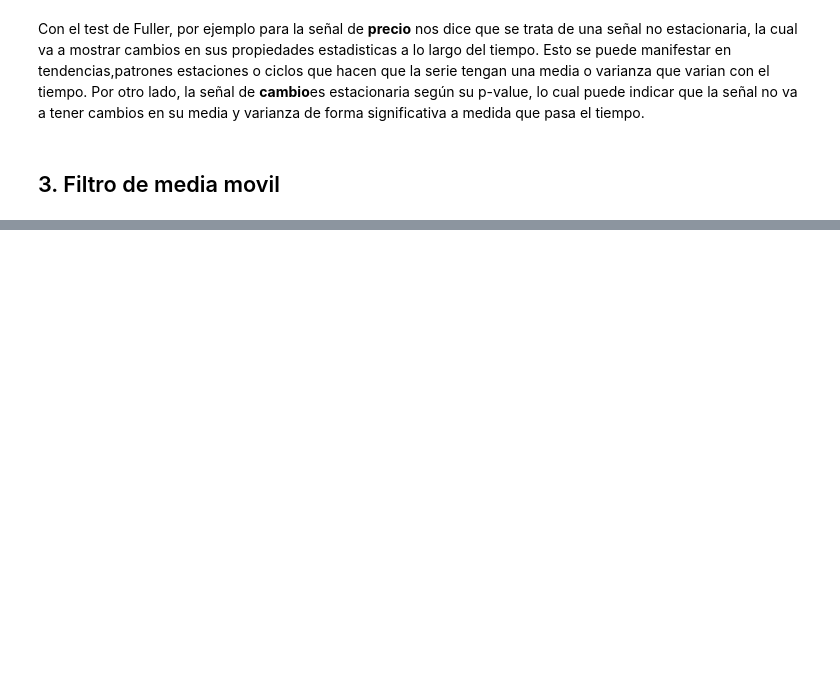
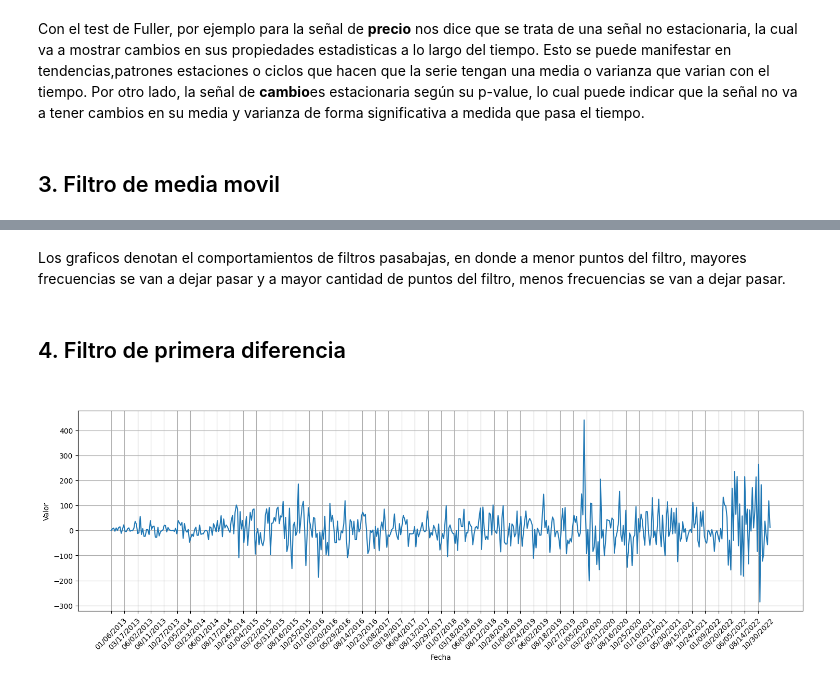
Before and after one commit to Solomonpearce/PDS, a Jupyter notebook: p4/Lab_4_PDS_Gomez_Harold.ipynb, the cells around one changed output, grey strips where cells are left out. Drawn from its saved outputs; the diff is of its cells as text; code cells hidden in the pictures; blank space fills up the shorter version.

```diff
--- a/p4/Lab_4_PDS_Gomez_Harold.ipynb
+++ b/p4/Lab_4_PDS_Gomez_Harold.ipynb
@@ -223,0 +300,19 @@ Por otro lado, la señal de <strong>cambio</strong>es estacionaria según su p-v
+# %% [markdown]
+<p>Los graficos denotan el comportamientos de filtros pasabajas, en donde a menor puntos del filtro, mayores frecuencias se van a dejar pasar y a mayor cantidad de puntos del filtro, menos frecuencias se van a dejar pasar. </p>
+# %% [markdown]
+<h2>4. Filtro de primera diferencia<h2>
+# %%
+difcoefs=[1, -1]
+convolsenal =  np.convolve(price , difcoefs ,  mode ='same') # Se hace la convolución
+plt.figure(figsize=(18,5))
+convolsenal[0]= 0.0 #Para evitar el pico en la convolución con el dato anterior que no existe.
+plt.plot(tiempo, convolsenal)
+plt.xlabel('Fecha')
+plt.ylabel('Valor')
+plt.tick_params(axis='x' , rotation=45)
+plt.xticks(list(np.arange(0,len(tiempo),len(tiempo)/50)))
+plt.grid()
+
+plt.show()
+# %% [output]
+[figure, added]
```
Also changed, not shown: parts of 15 cells of this notebook.
